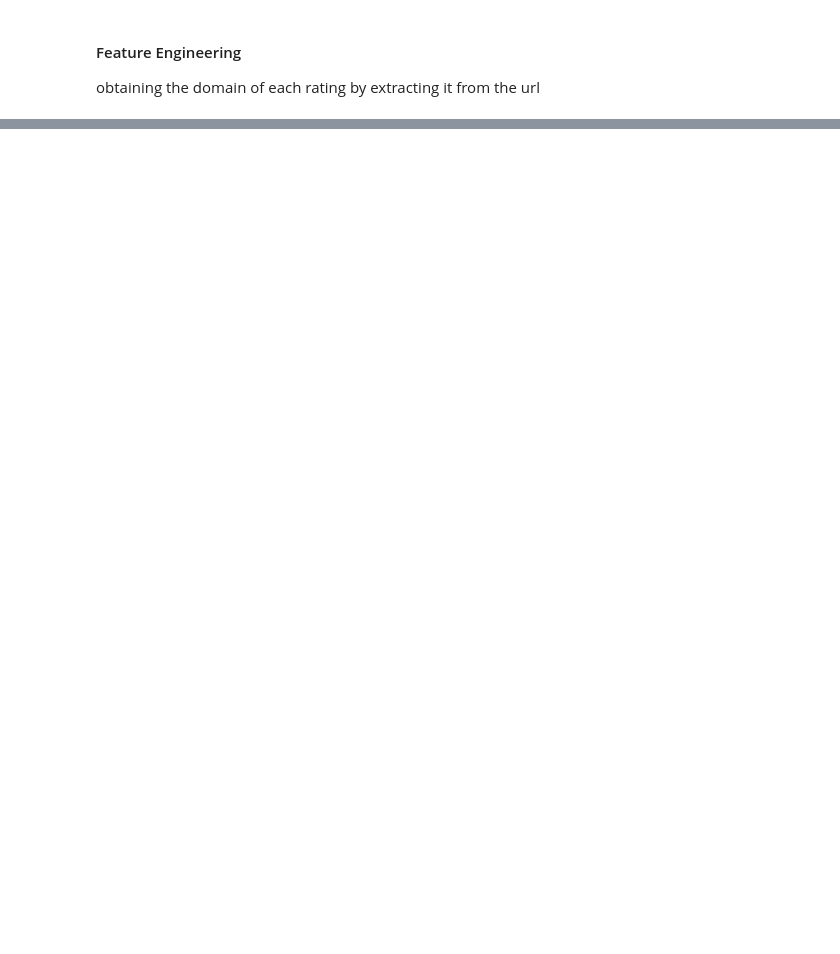
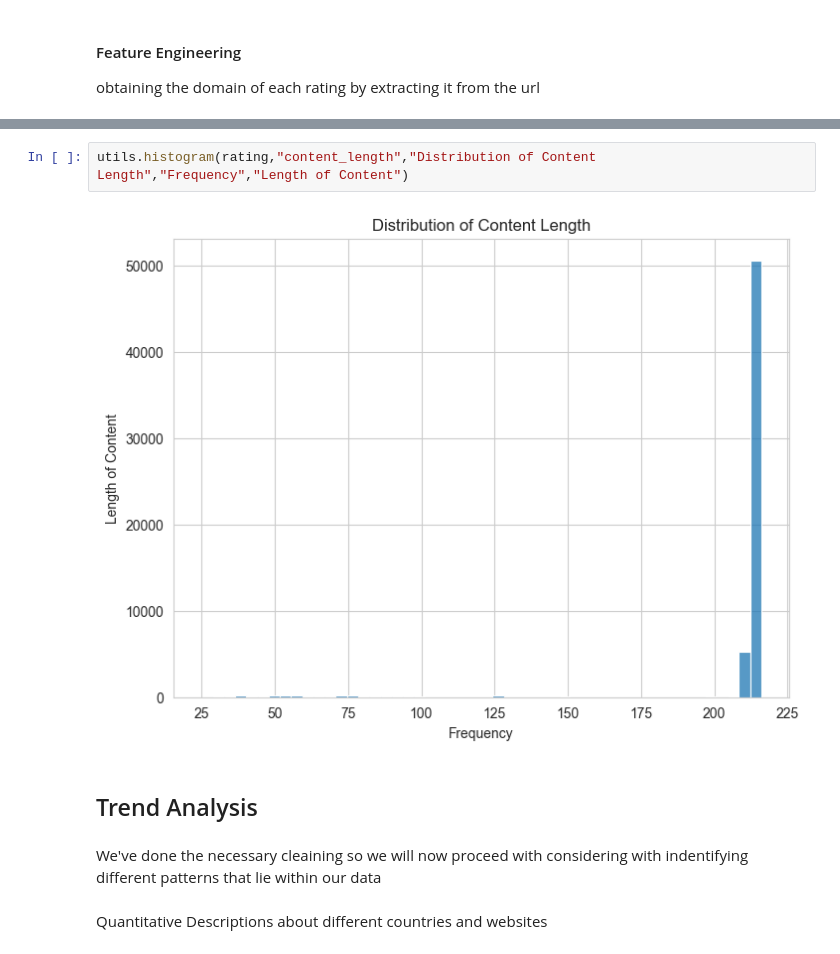
Before and after one commit to AlazarG19/global_news_correlation_10ac_week0, a Jupyter notebook: notebooks/EDA/parse_news_data.ipynb, the cells around one changed output, grey strips where cells are left out. Saved outputs shown, nothing was run; the diff lists cells and outputs as text; blank space fills up the shorter version.

```diff
--- a/notebooks/EDA/parse_news_data.ipynb
+++ b/notebooks/EDA/parse_news_data.ipynb
@@ -152,0 +264,10 @@ rating["domain"].head()
+# %%
+utils.histogram(rating,"content_length","Distribution of Content Length","Frequency","Length of Content")
+# %% [output]
+[figure, added]
+# %% [markdown]
+## Trend Analysis
+# %% [markdown]
+We've done the necessary cleaining so we will now proceed with considering with indentifying different patterns that lie within our data
+# %% [markdown]
+Quantitative Descriptions about different countries and websites
```
Also changed, not shown: parts of 16 cells of this notebook, 1 other file.
